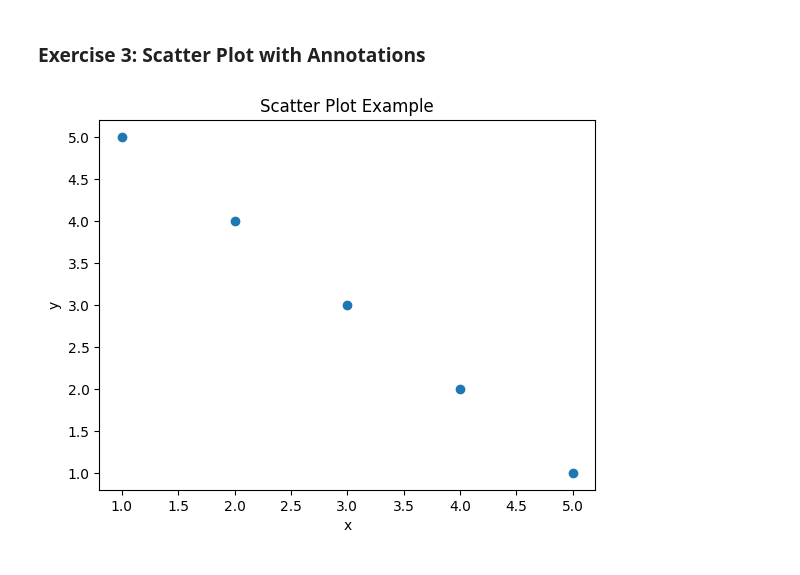
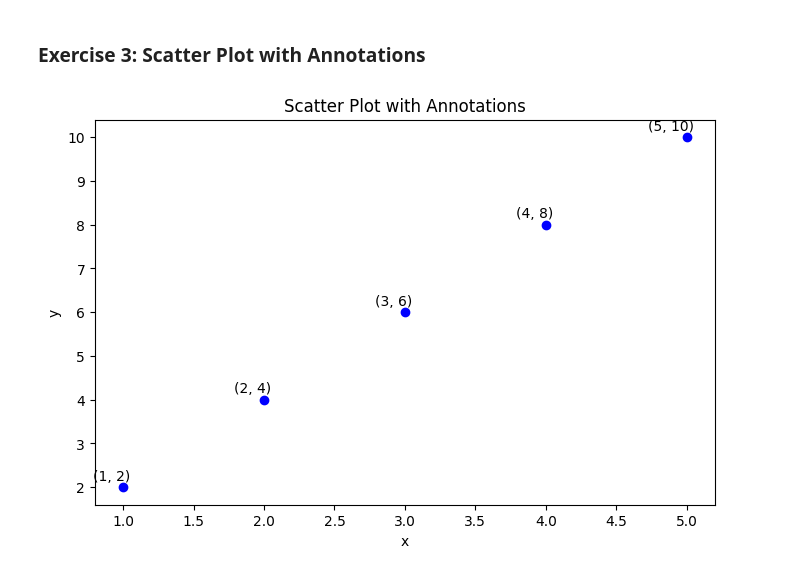
Before and after one commit to Veneel77/python-jupyter-template, a Jupyter notebook: src/3-scatter-plot.ipynb, the cells around one changed output. Saved outputs shown, nothing was run; the diff lists cells and outputs as text; code cells hidden in the pictures.

```diff
--- a/src/3-scatter-plot.ipynb
+++ b/src/3-scatter-plot.ipynb
@@ -3,20 +3,46 @@
 # %%
 # TASK: Create a scatter plot with x = [1, 2, 3, 4, 5] and y = [2, 4, 6, 8, 10].
 # Annotate each point with its (x, y) value, and set the title as 'Scatter Plot with Annotations'.
 import matplotlib.pyplot as plt
-# Data
-x = [1, 2, 3, 4, 5]
-y = [5, 4, 3, 2, 1]
 
-# Create a scatter plot
-plt.scatter(x, y)
+# Function to create a scatter plot with annotations and error handling
+def plot_scatter(x, y):
+    try:
+        # Validate input types
+        if not isinstance(x, list) or not isinstance(y, list):
+            raise TypeError("Both 'x' and 'y' should be lists.")
 
-# Labeling the axes and the plot
-plt.xlabel('x')
-plt.ylabel('y')
-plt.title('Scatter Plot Example')
+        # Validate that both lists have the same length
+        if len(x) != len(y):
+            raise ValueError("'x' and 'y' must have the same length.")
 
-# Show the plot
-plt.show()
+        # Ensure all values are numerical
+        if not all(isinstance(i, (int, float)) for i in x + y):
+            raise TypeError("All elements in 'x' and 'y' must be numerical.")
+
+        # Create a scatter plot
+        plt.figure(figsize=(8, 5))  # Set figure size
+        plt.scatter(x, y, color='blue')
+
+        # Annotate each point with its (x, y) value
+        for i in range(len(x)):
+            plt.annotate(f'({x[i]}, {y[i]})', (x[i], y[i]), textcoords="offset points", xytext=(5,5), ha='right')
+
+        # Labeling the axes and the plot
+        plt.xlabel('x')
+        plt.ylabel('y')
+        plt.title('Scatter Plot with Annotations')
+
+        # Show the plot
+        plt.show()
+
+    except Exception as e:
+        print(f"Error: {e}")
+
+# Example usage
+if __name__ == "__main__":
+    x = [1, 2, 3, 4, 5]
+    y = [2, 4, 6, 8, 10]
+    plot_scatter(x, y)
 # %% [output]
-[figure, old version]
+[figure, new version]
```
Also changed, not shown: 4 other files.
